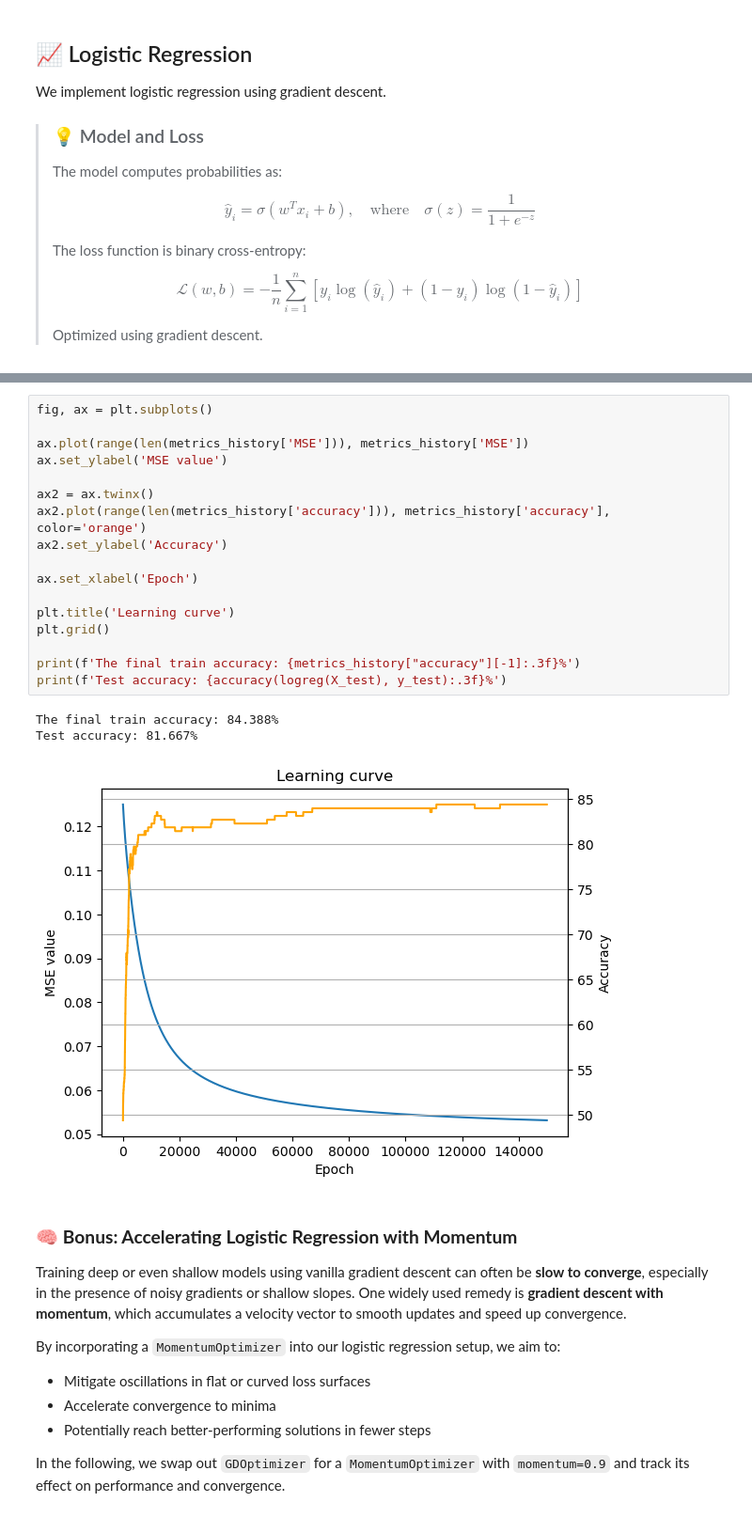
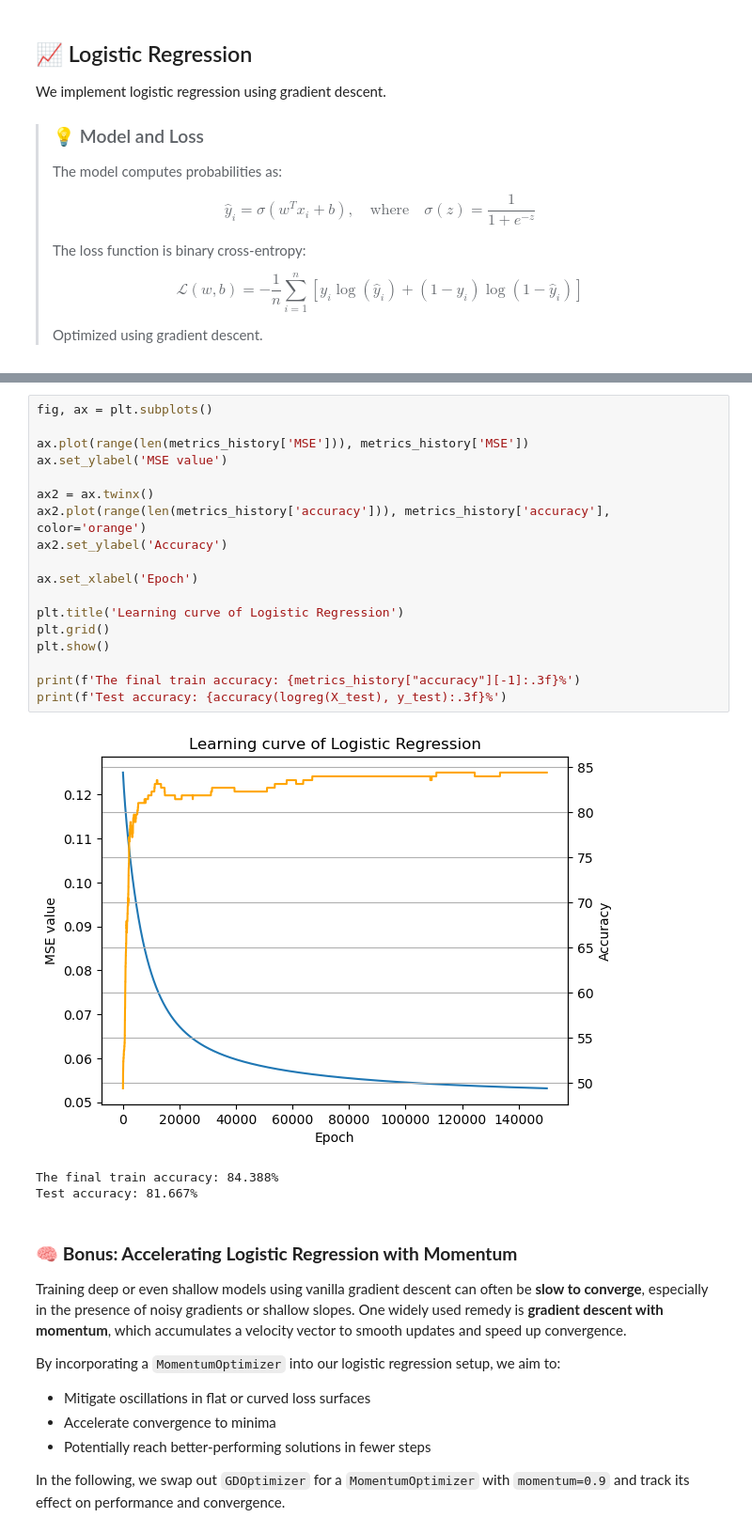
Before and after one commit to christian-hobelsberger/Heart_Disease_Interpretability, a Jupyter notebook: Heart_Disease_Interpretability.ipynb, the cells around one changed output, grey strips where cells are left out. Shown at 94% size. Drawn from its saved outputs; the diff is of its cells as text.

```diff
--- a/Heart_Disease_Interpretability.ipynb
+++ b/Heart_Disease_Interpretability.ipynb
@@ -161,24 +164,25 @@ Logistic Regression Accuracy: 81.667%
 # %%
 fig, ax = plt.subplots()
 
 ax.plot(range(len(metrics_history['MSE'])), metrics_history['MSE'])
 ax.set_ylabel('MSE value')
 
 ax2 = ax.twinx()
 ax2.plot(range(len(metrics_history['accuracy'])), metrics_history['accuracy'], color='orange')
 ax2.set_ylabel('Accuracy')
 
 ax.set_xlabel('Epoch')
 
-plt.title('Learning curve')
+plt.title('Learning curve of Logistic Regression')
 plt.grid()
+plt.show()
 
 print(f'The final train accuracy: {metrics_history["accuracy"][-1]:.3f}%')
 print(f'Test accuracy: {accuracy(logreg(X_test), y_test):.3f}%')
 # %% [output]
+[figure, new version]
 The final train accuracy: 84.388%
 Test accuracy: 81.667%
-[figure, old version]
 # %% [markdown]
 ### 🧠 **Bonus: Accelerating Logistic Regression with Momentum**
 
```
Also changed, not shown: parts of 12 cells of this notebook, 9 other files.
